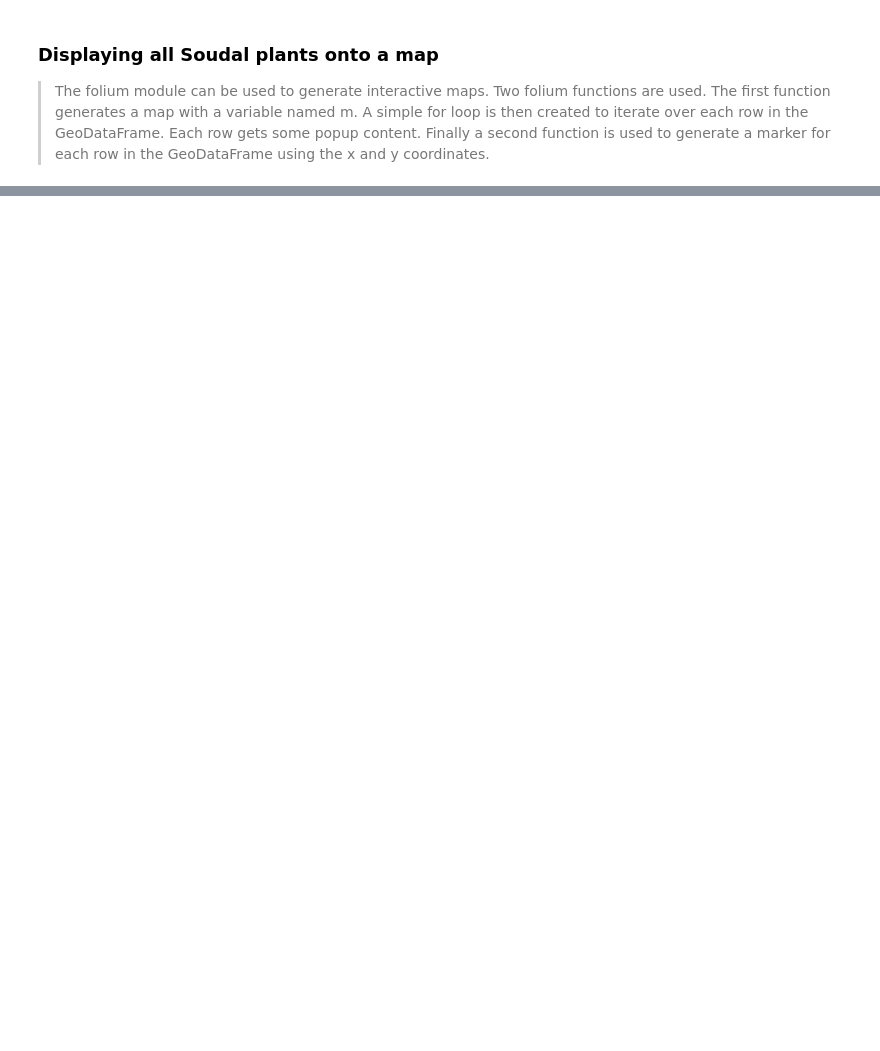
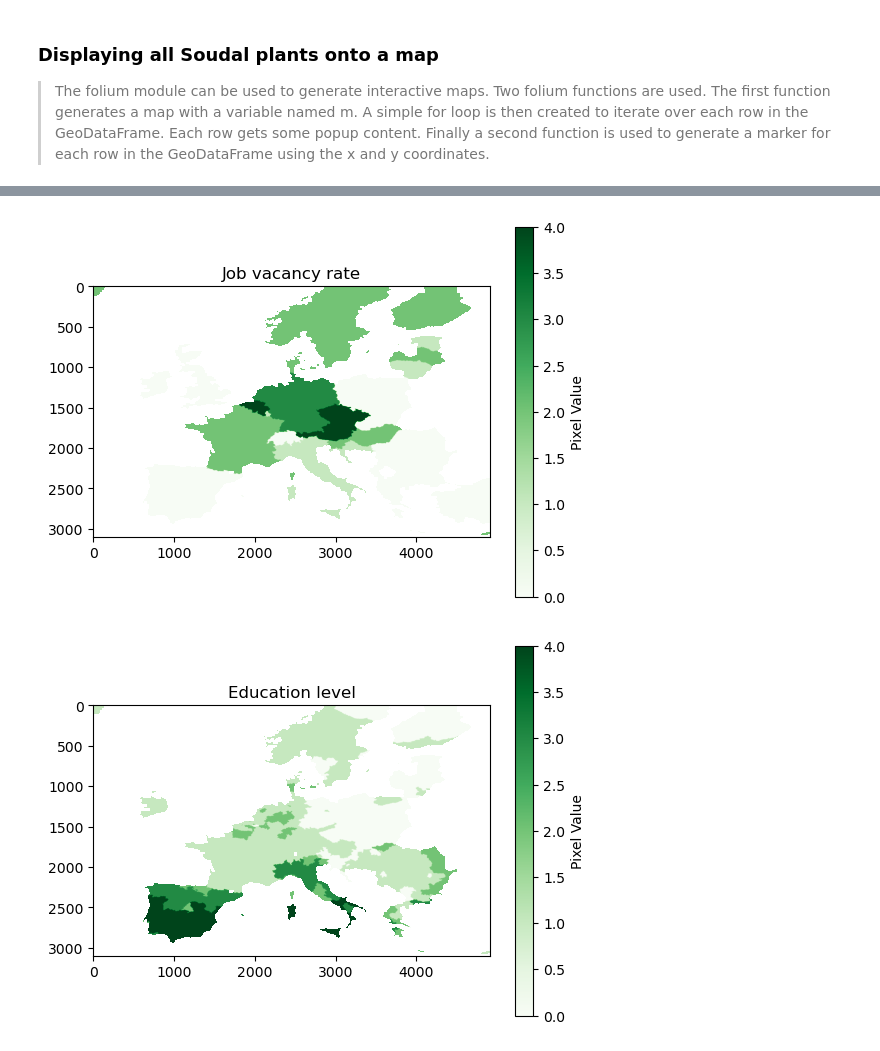
Before and after one commit to Michieldb02/BOSoudal-script, a Jupyter notebook: BOSoudal.ipynb, the cells around one changed output, grey strips where cells are left out. Saved outputs shown, nothing was run; the diff lists cells and outputs as text; code cells hidden in the pictures; blank space fills up the shorter version.

```diff
--- a/BOSoudal.ipynb
+++ b/BOSoudal.ipynb
@@ -356,0 +99,46 @@ plt.show()
+# %%
+import rasterio
+import numpy as np
+import matplotlib.pyplot as plt
+from rasterio.plot import show
+
+fp_job_vacancy = 'C:/Users/michi/Documents/Blok 2 Jaar 4/Datasets_final_aligned/Job_vacancy_align2.tif'
+fp_education_level = 'C:/Users/michi/Documents/Blok 2 Jaar 4/Datasets_final_aligned/Education_align.tif'
+fp_population = 'C:/Users/michi/Documents/Blok 2 Jaar 4/Datasets_final_aligned/Population_align4.tif'
+fp_unemployement = 'C:/Users/michi/Documents/Blok 2 Jaar 4/Datasets_final_aligned/unemployment_align.tif'
+fp_harbors =  'C:/Users/michi/Documents/Blok 2 Jaar 4/Datasets_final_aligned/Harbour_distance_align.tif'
+fp_railways = 'C:/Users/michi/Documents/Blok 2 Jaar 4/Datasets_final_aligned/railway_dock_distance_align.tif'
+fp_highways = 'C:/Users/michi/Documents/Blok 2 Jaar 4/Datasets_final_aligned/highway_junction_distance_align.tif'
+fp_solar_energy = 'C:/Users/michi/Documents/Blok 2 Jaar 4/Datasets_final_aligned/solar_energy_align.tif'
+fp_euro_percapita = 'C:/Users/michi/Documents/Blok 2 Jaar 4/Datasets_final_aligned/Labour_cost_align.tif'
+fp_laborcosts_ph = 'C:/Users/michi/Documents/Blok 2 Jaar 4/Datasets_final_aligned/labour_cost_hour_align4.tif'
+fp_protected_nature = 'C:/Users/michi/Documents/Blok 2 Jaar 4/Datasets_final_aligned/Protected_nature_align.tif'
+fp_waterbodies = 'C:/Users/michi/Documents/Blok 2 Jaar 4/Datasets_final_aligned/Waterbodies_align.tif'
+fp_industrialzones = 'C:/Users/michi/Documents/Blok 2 Jaar 4/Datasets_final_aligned/Industrial_zones_align.tif'
+
+
+raster_fps = [fp_job_vacancy,  fp_education_level, fp_population, fp_unemployement, fp_harbors, fp_railways, fp_highways, fp_solar_energy, fp_euro_percapita, fp_laborcosts_ph, fp_protected_nature, fp_waterbodies, fp_industrialzones]
+plot_titles = ['Job vacancy rate',  'Education level', 'Population level', 'Unemployement percentage', 'Distance to harbors', 'Distance to railway docks', 'Distance to highway junctions', 'Solar energy potential', 'Euro per capita', 'Labor costs per hour', 'Protected nature areas', 'Waterbodies', 'Industrial zones']
+def rasterizeandplot():
+    masked_arrays = []
+    for rasters_fp, title in zip(raster_fps, plot_titles):
+        with rasterio.open(rasters_fp) as src:
+            raster_data = src.read(1)
+            nodata = -3.40282347e+38
+
+            mask = np.isclose(raster_data, nodata)
+            raster_data_masked = np.ma.masked_array(raster_data, mask)
+
+            plt.imshow(raster_data_masked, cmap='Greens')
+            plt.colorbar(label='Pixel Value')
+            plt.title(title)
+            plt.show()
+
+            masked_arrays.append(raster_data_masked)
+
+    return masked_arrays
+
+masked_arrays = rasterizeandplot()
+# %% [output]
+[figure, added]
+[figure, added]
```
Also changed, not shown: parts of 21 cells of this notebook.
